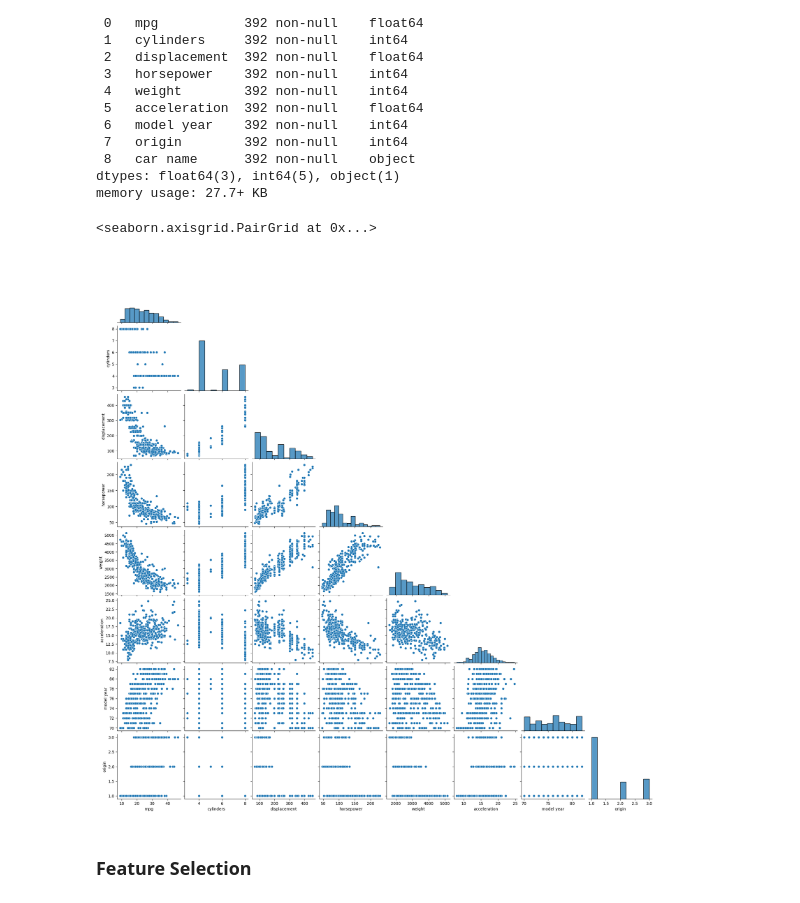
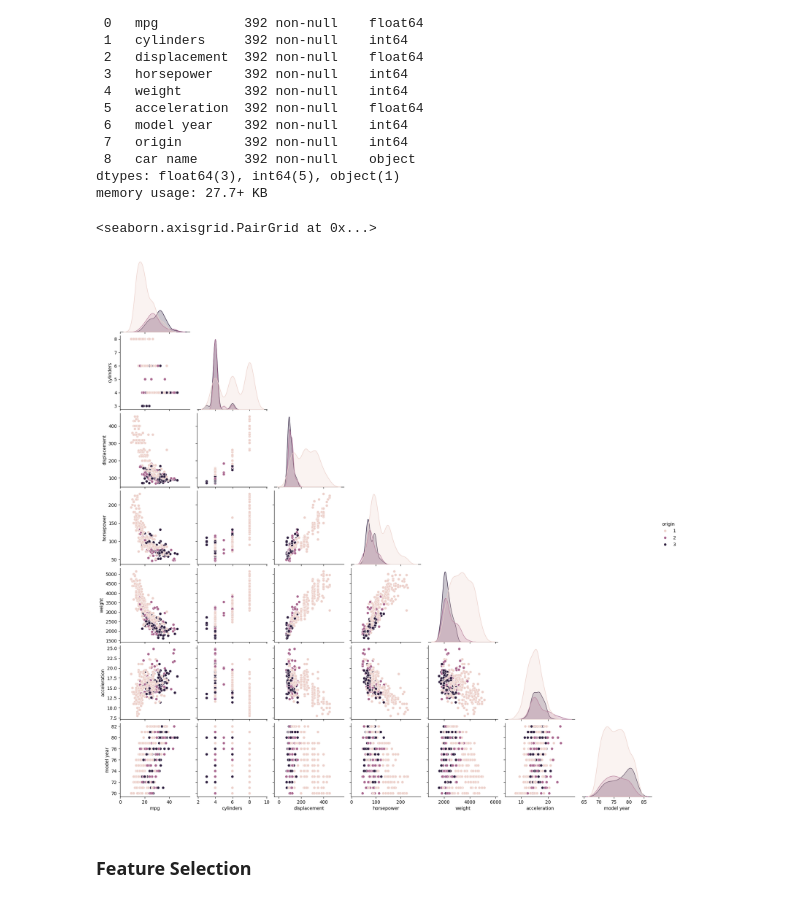
Before and after one commit to NgureOwen01/regression_model_validation, a Jupyter notebook: index.ipynb, the cells around one changed output. Saved outputs shown, nothing was run; the diff lists cells and outputs as text; code cells hidden in the pictures.

```diff
--- a/index.ipynb
+++ b/index.ipynb
@@ -63,9 +63,10 @@ memory usage: 27.7+ KB
 df.dropna(inplace=True)
 # %%
 # pair plot
+sns.pairplot(df,corner=True,hue="origin")
 # %% [output]
 <seaborn.axisgrid.PairGrid at 0x...>
-[figure, old version]
+[figure, new version]
 # %% [markdown]
 ### Feature Selection
 # %%
```
Also changed, not shown: parts of 18 cells of this notebook.
